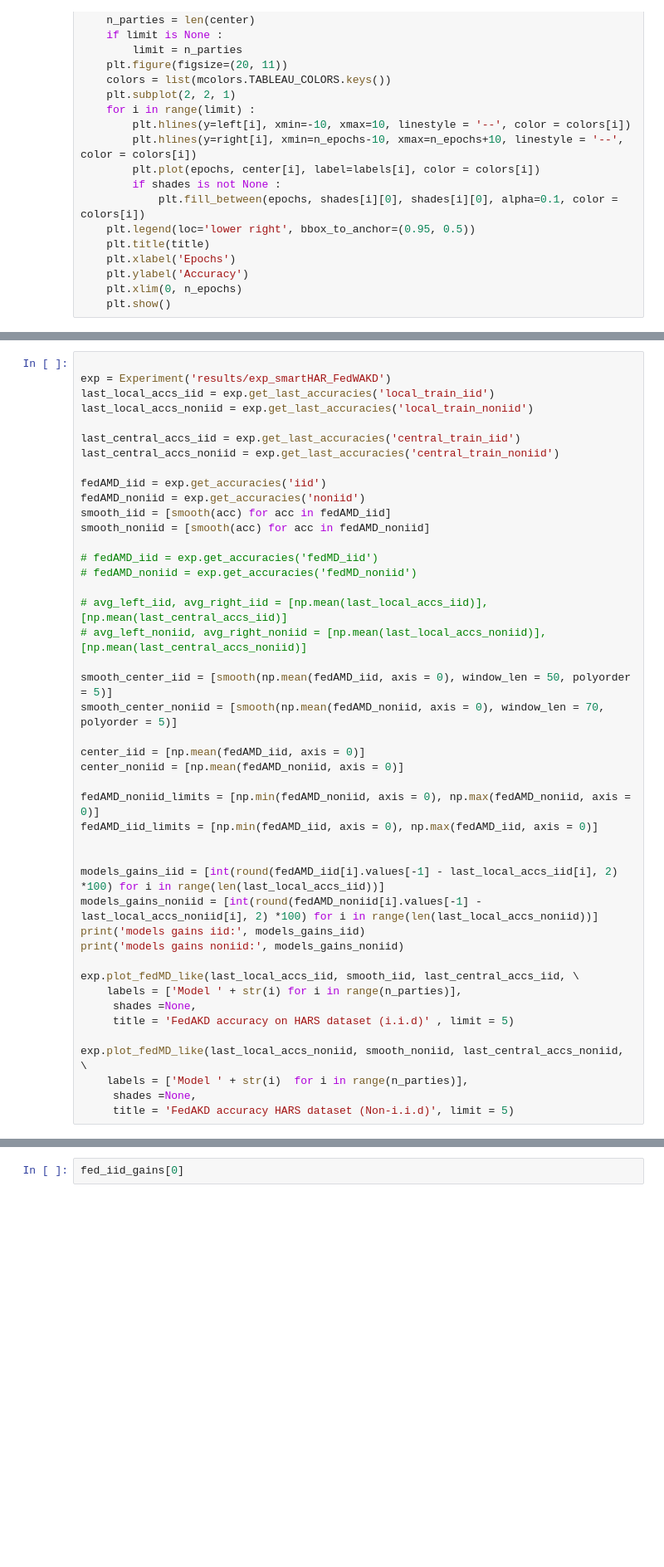
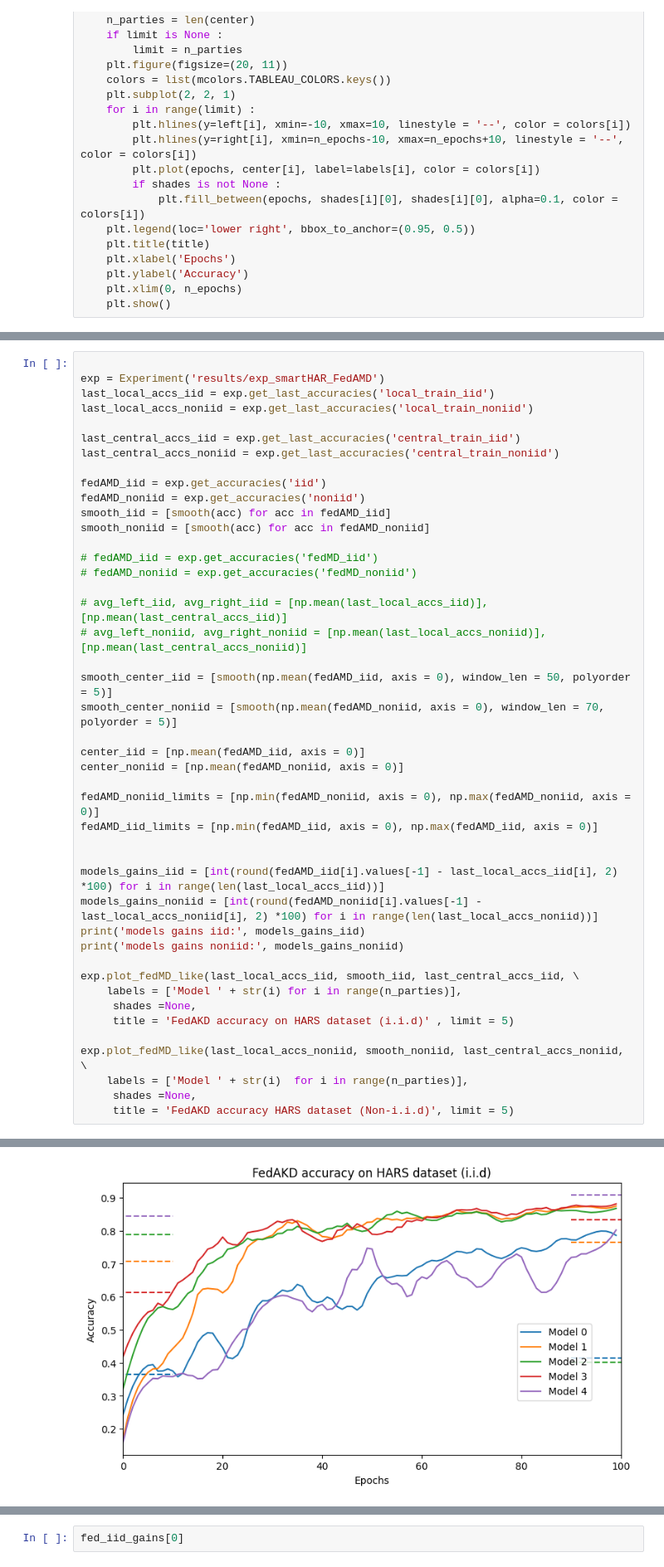
Before and after one commit to gadm21/FedAKD, a Jupyter notebook: HARS_FedAKD.ipynb, the cells around one changed output, grey strips where cells are left out. Shown at 83% size. Drawn from its saved outputs; the diff is of its cells as text; blank space fills up the shorter version.

```diff
--- a/HARS_FedAKD.ipynb
+++ b/HARS_FedAKD.ipynb
@@ -1021,6 +1079,6 @@ exp.plot_fedMD_like(last_local_accs_noniid, smooth_noniid, last_central_accs_non
 # %%
 
-exp = Experiment('results/exp_smartHAR_FedWAKD')
+exp = Experiment('results/exp_smartHAR_FedAMD')
 last_local_accs_iid = exp.get_last_accuracies('local_train_iid')
 last_local_accs_noniid = exp.get_last_accuracies('local_train_noniid')
 
@@ -1062,3 +1120,4 @@ exp.plot_fedMD_like(last_local_accs_noniid, smooth_noniid, last_central_accs_non
     labels = ['Model ' + str(i)  for i in range(n_parties)],
      shades =None,
      title = 'FedAKD accuracy HARS dataset (Non-i.i.d)', limit = 5)
+# %% [output]
@@ -1064,0 +1126 @@ exp.plot_fedMD_like(last_local_accs_noniid, smooth_noniid, last_central_accs_non
+[figure, added]
```
Also changed, not shown: parts of 12 cells of this notebook.
